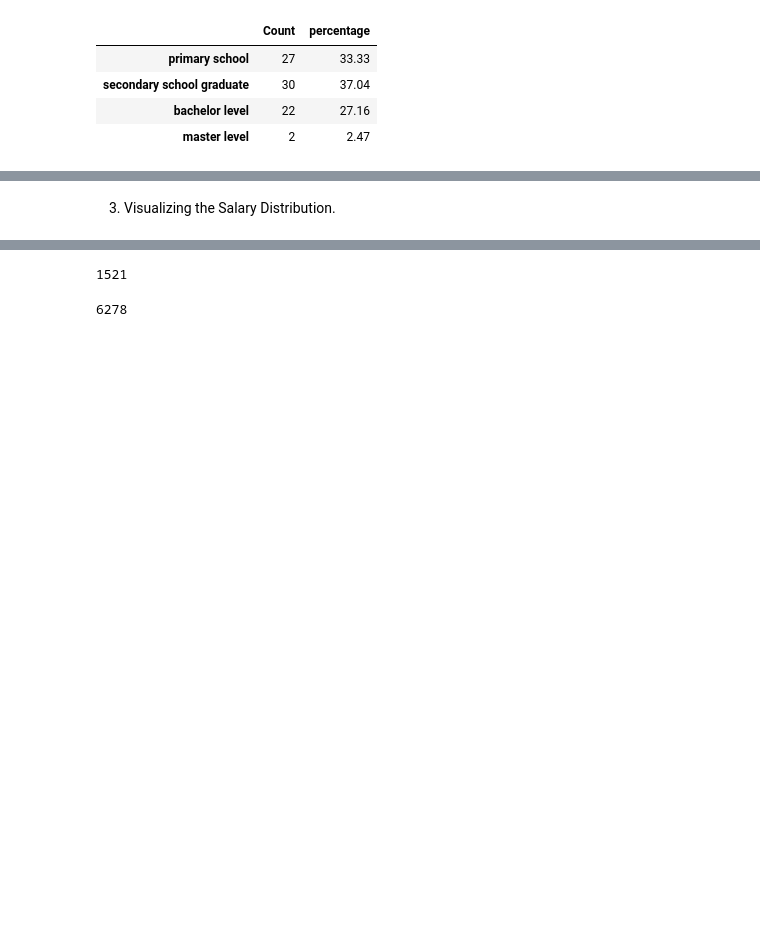
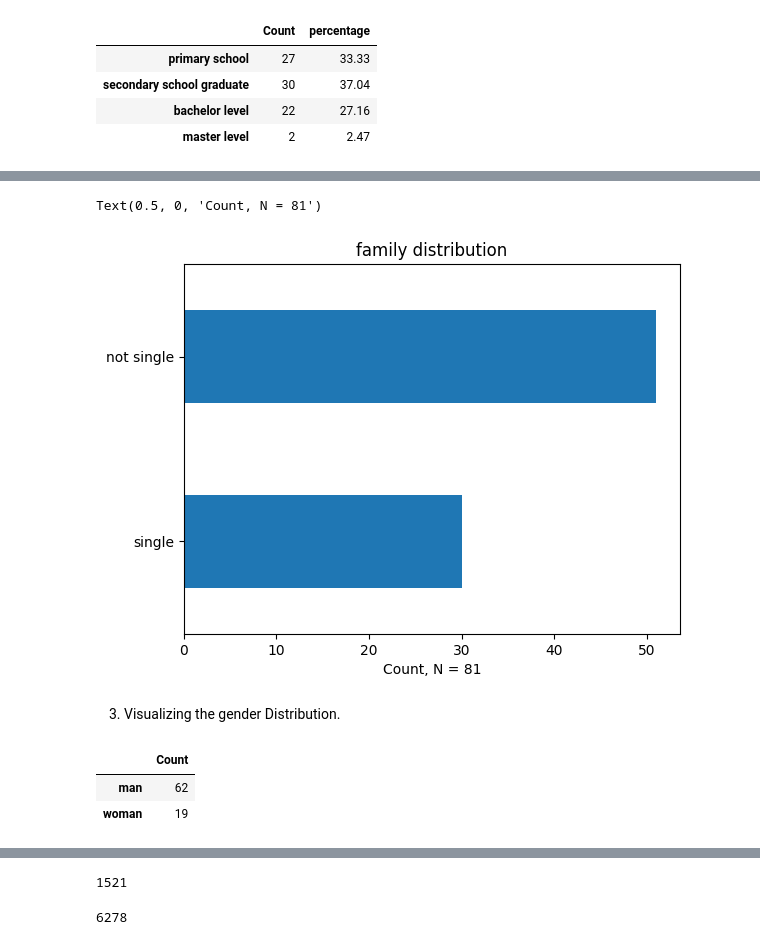
Before and after one commit to qiaoqiaozou/-Final-Project-Data-processing-, a Jupyter notebook: Analyzing_WorkPlaceSatisfactionSurveyData.ipynb, the cells around one changed output, grey strips where cells are left out. Cells and saved outputs as stored; diff of their text form; code cells hidden in the pictures; blank space fills up the shorter version.

```diff
--- a/Analyzing_WorkPlaceSatisfactionSurveyData.ipynb
+++ b/Analyzing_WorkPlaceSatisfactionSurveyData.ipynb
@@ -264,2 +369,21 @@ plt.tick_params(axis = 'y', length = 0)
+# %%
+df7.plot.barh(legend = False)
+plt.title('family distribution')
+plt.xlabel('Count, N = 81')
+# %% [output]
+Text(0.5, 0, 'Count, N = 81')
+[figure, added]
 # %% [markdown]
-3. Visualizing the Salary Distribution.
+3. Visualizing the gender Distribution.
+# %%
+# Investigate gender and count table
+df9=pd.crosstab(df['gender'], 'Count')
+# Labeling the index with meaningful gender categories
+df9.index=['man','woman']
+# Remove the name of the columns
+df9.columns.name=''
+df9
+# %% [output]
+|  | Count |
+| man | 62 |
+| woman | 19 |
```
Also changed, not shown: parts of 97 cells of this notebook.
